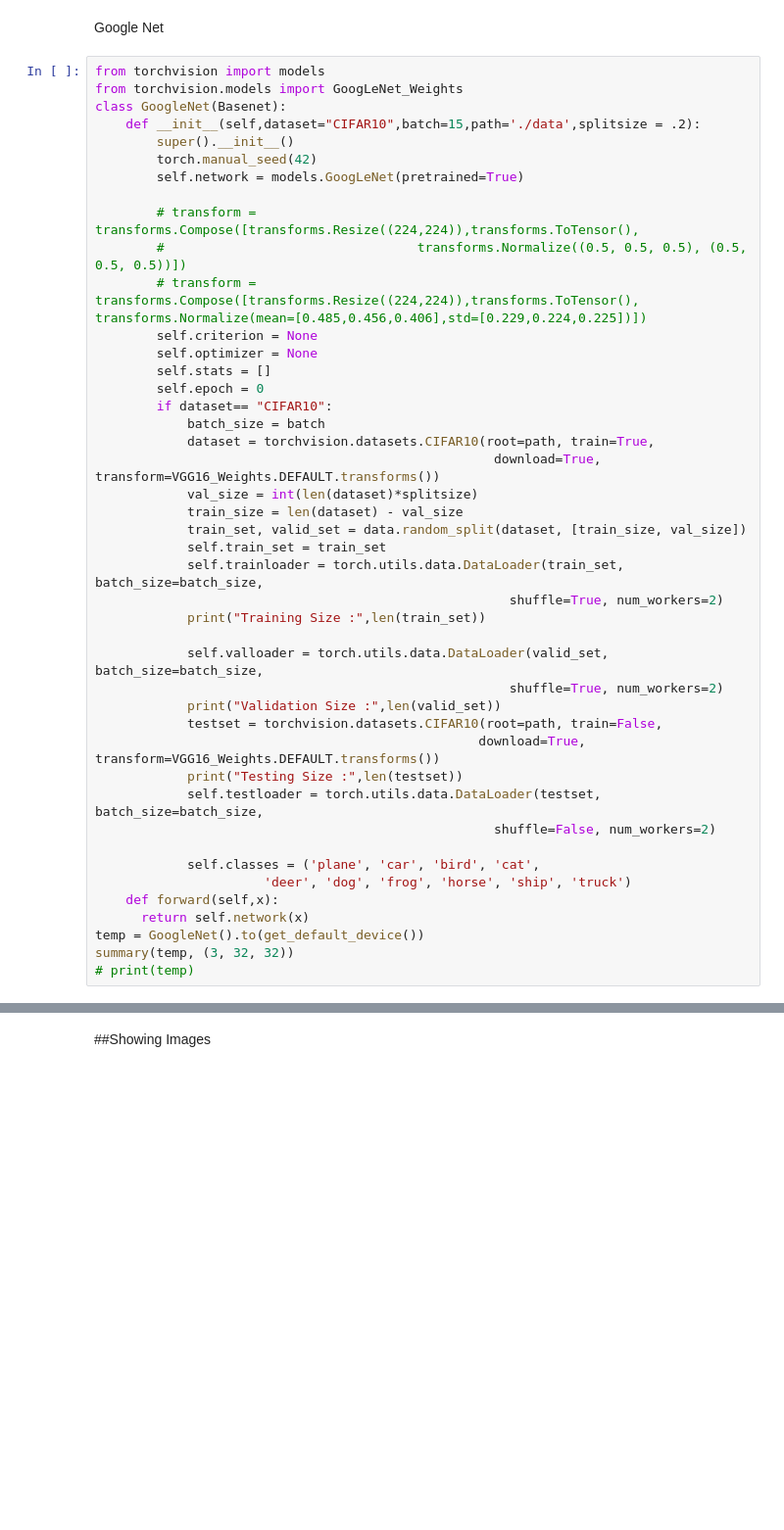
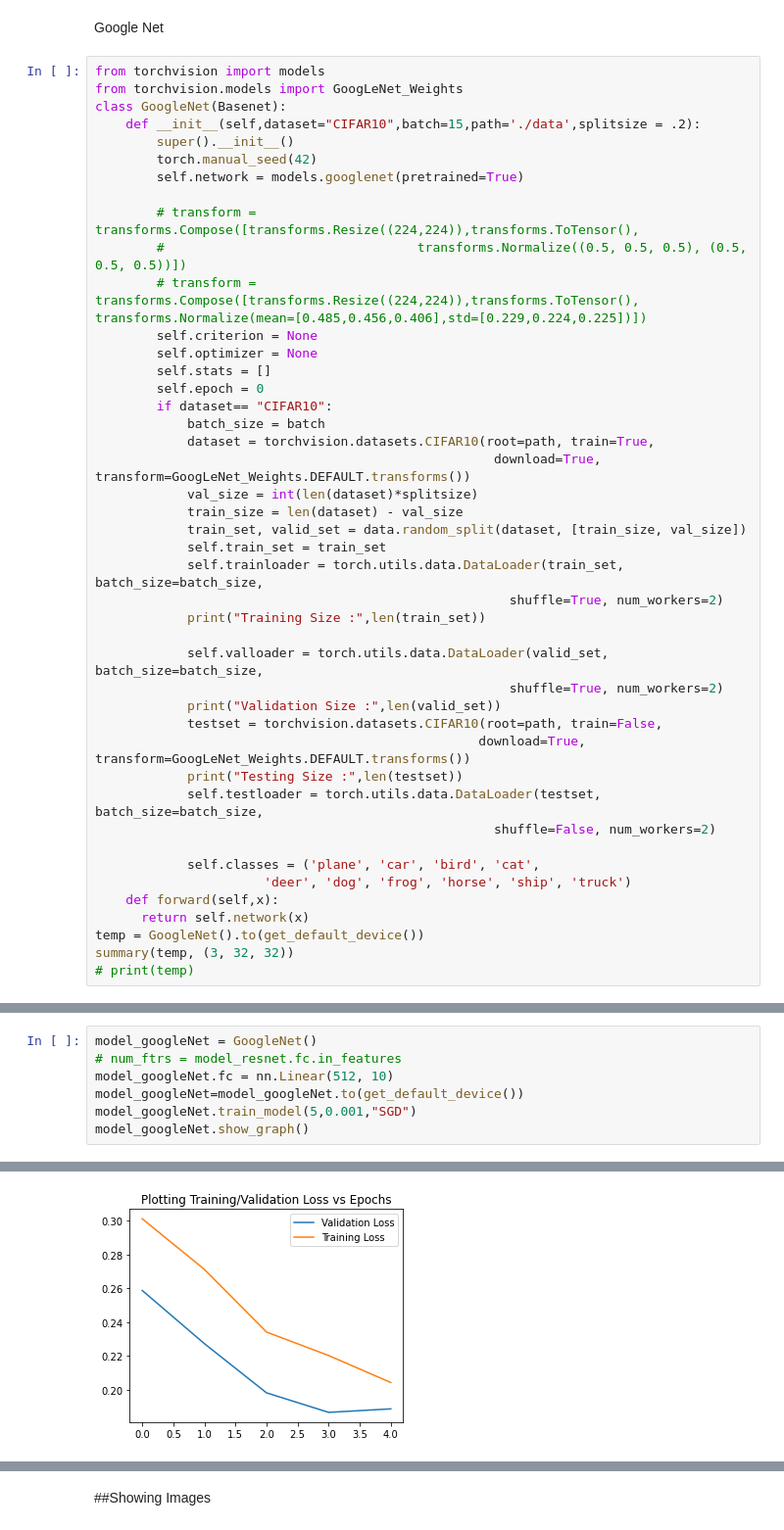
Before and after one commit to Anomaly1702/Ass2_Deep_Learning, a Jupyter notebook: Anubhav_Deep_learning.ipynb, the cells around one changed output, grey strips where cells are left out. Shown: that part at 98% size. Saved outputs shown, nothing was run; the diff lists cells and outputs as text; blank space fills up the shorter version.

```diff
--- a/Anubhav_Deep_learning.ipynb
+++ b/Anubhav_Deep_learning.ipynb
@@ -1117,7 +1154,7 @@ class GoogleNet(Basenet):
     def __init__(self,dataset="CIFAR10",batch=15,path='./data',splitsize = .2):
         super().__init__()
         torch.manual_seed(42)
-        self.network = models.GoogLeNet(pretrained=True)
+        self.network = models.googlenet(pretrained=True)
 
         # transform = transforms.Compose([transforms.Resize((224,224)),transforms.ToTensor(),
         #                                 transforms.Normalize((0.5, 0.5, 0.5), (0.5, 0.5, 0.5))])
@@ -1129,7 +1166,7 @@ class GoogleNet(Basenet):
         if dataset== "CIFAR10":
             batch_size = batch
             dataset = torchvision.datasets.CIFAR10(root=path, train=True,
-                                                    download=True, transform=VGG16_Weights.DEFAULT.transforms())
+                                                    download=True, transform=GoogLeNet_Weights.DEFAULT.transforms())
             val_size = int(len(dataset)*splitsize)
             train_size = len(dataset) - val_size
             train_set, valid_set = data.random_split(dataset, [train_size, val_size])
@@ -1142,7 +1179,7 @@ class GoogleNet(Basenet):
                                                       shuffle=True, num_workers=2)
             print("Validation Size :",len(valid_set))
             testset = torchvision.datasets.CIFAR10(root=path, train=False,
-                                                  download=True, transform=VGG16_Weights.DEFAULT.transforms())
+                                                  download=True, transform=GoogLeNet_Weights.DEFAULT.transforms())
             print("Testing Size :",len(testset))
             self.testloader = torch.utils.data.DataLoader(testset, batch_size=batch_size,
                                                     shuffle=False, num_workers=2)
@@ -1156,0 +1212,8 @@ summary(temp, (3, 32, 32))
+# %%
+model_googleNet = GoogleNet()
+# num_ftrs = model_resnet.fc.in_features
+model_googleNet.fc = nn.Linear(512, 10)
+model_googleNet=model_googleNet.to(get_default_device())
+model_googleNet.train_model(5,0.001,"SGD")
+model_googleNet.show_graph()
+# %% [output]
@@ -1156,0 +1237 @@ summary(temp, (3, 32, 32))
+[figure, added]
```
Also changed, not shown: parts of 9 cells of this notebook.
